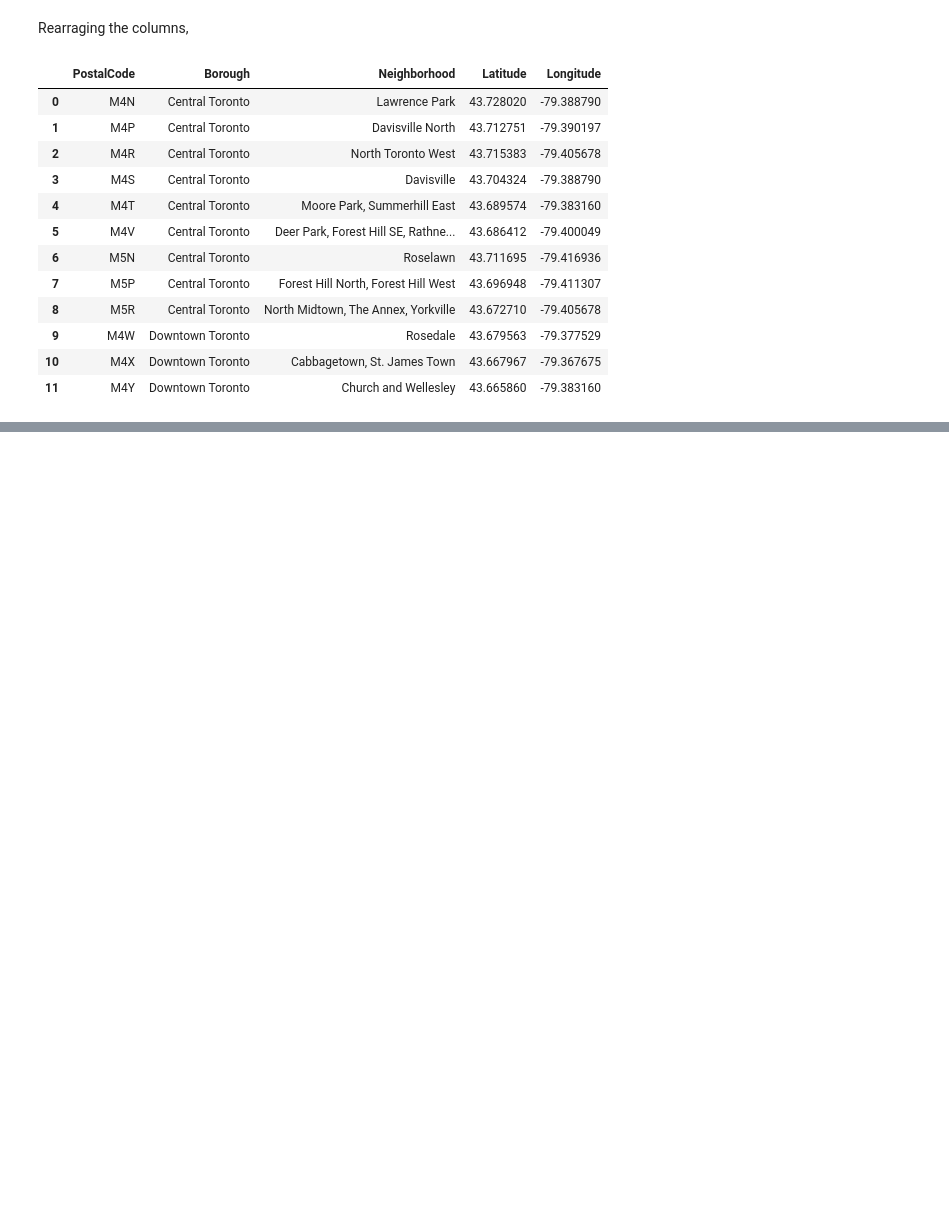
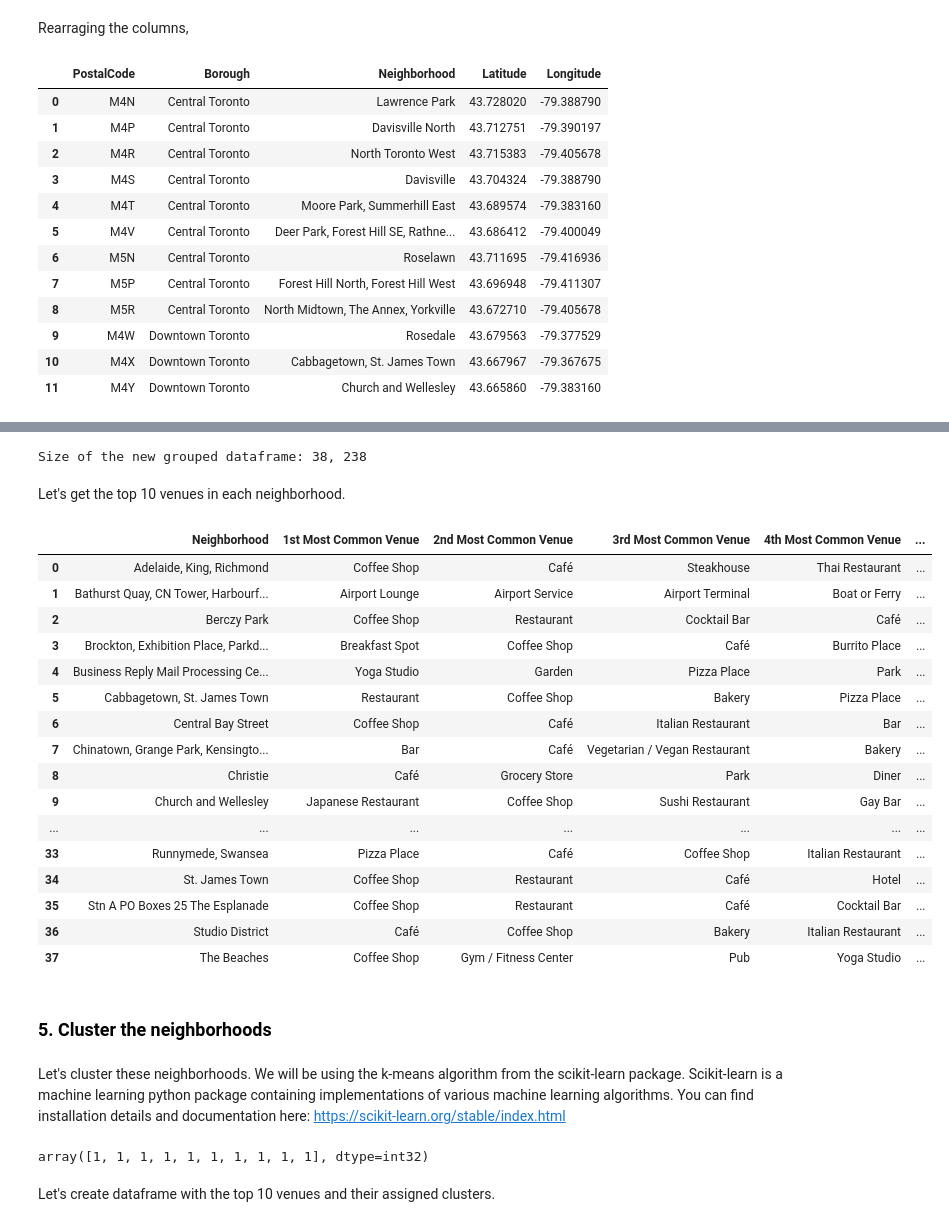
Before and after one commit to perlypin/Coursera_Capstone, a Jupyter notebook: Clustering Toronto Neighborhoods.ipynb, the cells around one changed output, grey strips where cells are left out. Cells and saved outputs as stored; diff of their text form; code cells hidden in the pictures; blank space fills up the shorter version.

```diff
--- a/Clustering Toronto Neighborhoods.ipynb
+++ b/Clustering Toronto Neighborhoods.ipynb
@@ -274,0 +574,73 @@ toronto_df.head(12)
+# %%
+print("Size of the new grouped dataframe: {0}, {1}".format(toronto_grouped.shape[0], toronto_grouped.shape[1]))
+# %% [output]
+Size of the new grouped dataframe: 38, 238
+# %% [markdown]
+Let's get the top 10 venues in each neighborhood.
+# %%
+def get_most_common_venues(row, num_of_venues):
+    row_categories = row.iloc[1:]
+    row_categories_sorted = row_categories.sort_values(ascending=False)
+
+    return row_categories_sorted.index.values[0:num_of_venues]
+# %%
+import numpy as np
+
+num_of_venues = 10
+
+indicators = ['st', 'nd', 'rd']
+
+# Create columns according to the number of top venues
+columns = ["Neighborhood"]
+for ind in np.arange(num_of_venues):
+    try:
+        columns.append("{}{} Most Common Venue".format(ind + 1, indicators[ind]))
+    except:
+        columns.append("{}th Most Common Venue".format(ind + 1))
+
+# Create a new dataframe
+toronto_top10_venues = pd.DataFrame(columns=columns)
+toronto_top10_venues["Neighborhood"] = toronto_grouped["Neighborhood"]
+
+for ind in np.arange(toronto_grouped.shape[0]):
+    toronto_top10_venues.iloc[ind, 1:] = get_most_common_venues(toronto_grouped.iloc[ind, :], num_of_venues)
+
+toronto_top10_venues
+# %% [output]
+|  | Neighborhood | 1st Most Common Venue | 2nd Most Common Venue | 3rd Most Common Venue | 4th Most Common Venue | ... |
+| 0 | Adelaide, King, Richmond | Coffee Shop | Café | Steakhouse | Thai Restaurant | ... |
+| 1 | Bathurst Quay, CN Tower, Harbourf... | Airport Lounge | Airport Service | Airport Terminal | Boat or Ferry | ... |
+| 2 | Berczy Park | Coffee Shop | Restaurant | Cocktail Bar | Café | ... |
+| 3 | Brockton, Exhibition Place, Parkd... | Breakfast Spot | Coffee Shop | Café | Burrito Place | ... |
+| 4 | Business Reply Mail Processing Ce... | Yoga Studio | Garden | Pizza Place | Park | ... |
+| 5 | Cabbagetown, St. James Town | Restaurant | Coffee Shop | Bakery | Pizza Place | ... |
+| 6 | Central Bay Street | Coffee Shop | Café | Italian Restaurant | Bar | ... |
+| 7 | Chinatown, Grange Park, Kensingto... | Bar | Café | Vegetarian / Vegan Restaurant | Bakery | ... |
+| 8 | Christie | Café | Grocery Store | Park | Diner | ... |
+| 9 | Church and Wellesley | Japanese Restaurant | Coffee Shop | Sushi Restaurant | Gay Bar | ... |
+| ... | ... | ... | ... | ... | ... | ... |
+| 33 | Runnymede, Swansea | Pizza Place | Café | Coffee Shop | Italian Restaurant | ... |
+| 34 | St. James Town | Coffee Shop | Restaurant | Café | Hotel | ... |
+| 35 | Stn A PO Boxes 25 The Esplanade | Coffee Shop | Restaurant | Café | Cocktail Bar | ... |
+| 36 | Studio District | Café | Coffee Shop | Bakery | Italian Restaurant | ... |
+| 37 | The Beaches | Coffee Shop | Gym / Fitness Center | Pub | Yoga Studio | ... |
+# %% [markdown]
+### <a id="step10" style="text-decoration:none; color: #000;">5. Cluster the neighborhoods</a>
+# %% [markdown]
+Let's cluster these neighborhoods. We will be using the k-means algorithm from the scikit-learn package. Scikit-learn is a machine learning python package containing implementations of various machine learning algorithms. You can find installation details and documentation here: https://scikit-learn.org/stable/index.html
+# %%
+from sklearn.cluster import KMeans
+
+num_of_clusters = 3
+
+# Drop neighborhood column
+toronto_venues = toronto_grouped.drop("Neighborhood", axis=1)
+
+kmeans = KMeans(n_clusters=num_of_clusters).fit(toronto_venues)
+
+# Print the cluster labels for each row
+kmeans.labels_[0:10]
+# %% [output]
+array([1, 1, 1, 1, 1, 1, 1, 1, 1, 1], dtype=int32)
+# %% [markdown]
+Let's create dataframe with the top 10 venues and their assigned clusters.
```
Also changed, not shown: parts of 46 cells of this notebook.
